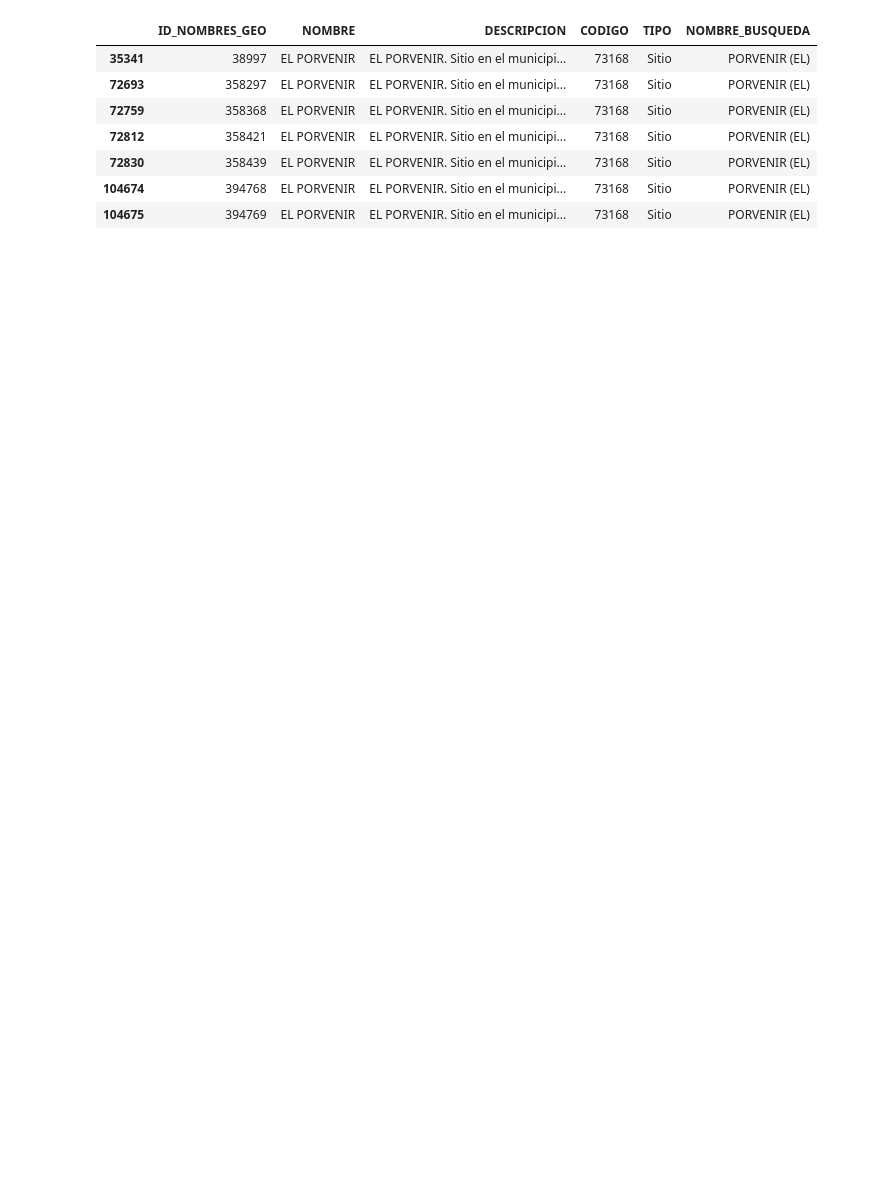
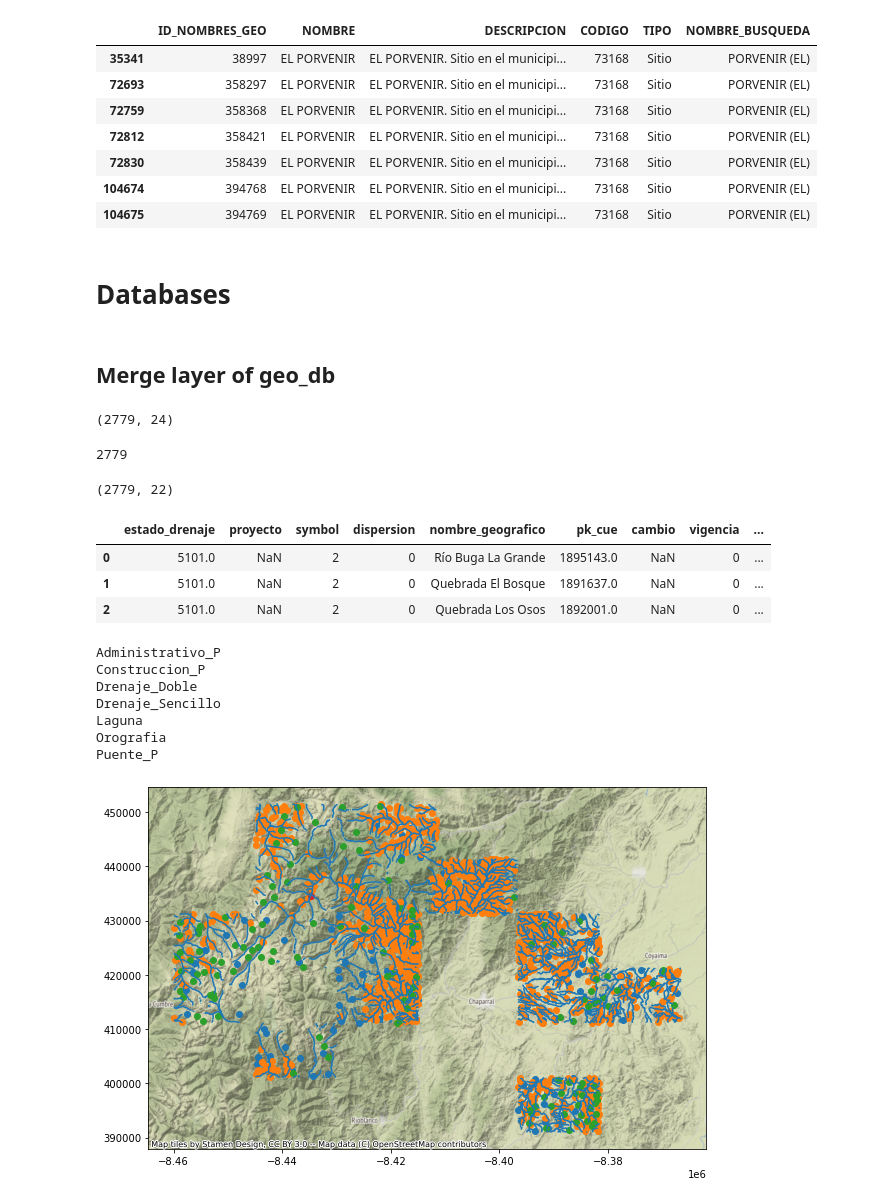
Before and after one commit to jcelis87/IGAC-team18, a Jupyter notebook: Database/IGAC preliminary EDA.ipynb, the cells around one changed output. Cells and saved outputs as stored; diff of their text form; code cells hidden in the pictures; blank space fills up the shorter version.

```diff
--- a/Database/IGAC preliminary EDA.ipynb
+++ b/Database/IGAC preliminary EDA.ipynb
@@ -133,3 +141,7 @@ chaparral[chaparral["NOMBRE"]=="EL PORVENIR"]
 | 72830 | 358439 | EL PORVENIR | EL PORVENIR. Sitio en el municipi... | 73168 | Sitio | PORVENIR (EL) |
 | 104674 | 394768 | EL PORVENIR | EL PORVENIR. Sitio en el municipi... | 73168 | Sitio | PORVENIR (EL) |
 | 104675 | 394769 | EL PORVENIR | EL PORVENIR. Sitio en el municipi... | 73168 | Sitio | PORVENIR (EL) |
+# %% [markdown]
+# Databases
+# %% [markdown]
+## Merge layer of geo_db
@@ -135,0 +171,48 @@ chaparral[chaparral["NOMBRE"]=="EL PORVENIR"]
+# %%
+to_concat = [Drenaje_Sencillo, Drenaje_Doble, Construccion_P, Administrativo_P,Puente_P, Laguna, Orografia]
+# %%
+df_consolited = pd.concat(to_concat, axis = 0, ignore_index = True)
+# df_consolited['GEO_DATABASE'] = True
+# df_consolited['GOOGLE_MAPS'] = False
+# df_consolited['OPEN_STREET_MAPS'] = False
+# df_consolited['AERIAL_PHOTOGRAPH']  = False
+# df_consolited['CARTOGRAPHIC_SHEET'] = False
+df_consolited.shape
+# %% [output]
+(2779, 24)
+# %%
+sum_files = 0
+for layer, df in gdb.items():
+    sum_files += df.shape[0]
+sum_files
+# %% [output]
+2779
+# %%
+df_consolited.dropna(how = 'all', axis = 1, inplace = True)
+# %%
+df_consolited.shape
+# %% [output]
+(2779, 22)
+# %%
+df_consolited.head(3)
+# %% [output]
+|  | estado_drenaje | proyecto | symbol | dispersion | nombre_geografico | pk_cue | cambio | vigencia | ... |
+| 0 | 5101.0 | NaN | 2 | 0 | Río Buga La Grande | 1895143.0 | NaN | 0 | ... |
+| 1 | 5101.0 | NaN | 2 | 0 | Quebrada El Bosque | 1891637.0 | NaN | 0 | ... |
+| 2 | 5101.0 | NaN | 2 | 0 | Quebrada Los Osos | 1892001.0 | NaN | 0 | ... |
+# %%
+fig,ax = plt.subplots(figsize=(10,10))
+for layer, df in df_consolited.groupby(by = 'origin_layer'):
+    print(layer)
+    df = df.to_crs(epsg=3857)
+    df.plot(ax=ax)
+ctx.add_basemap(ax)
+# %% [output]
+Administrativo_P
+Construccion_P
+Drenaje_Doble
+Drenaje_Sencillo
+Laguna
+Orografia
+Puente_P
+[figure, added]
```
Also changed, not shown: parts of 57 cells of this notebook, 9 other files.
